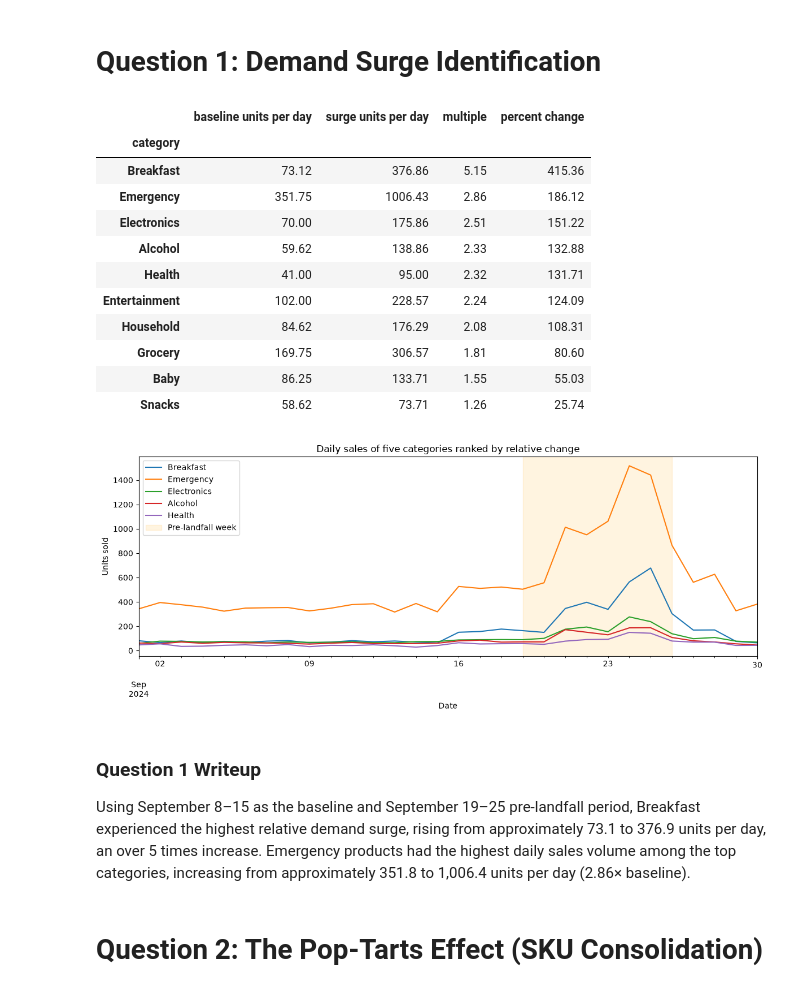
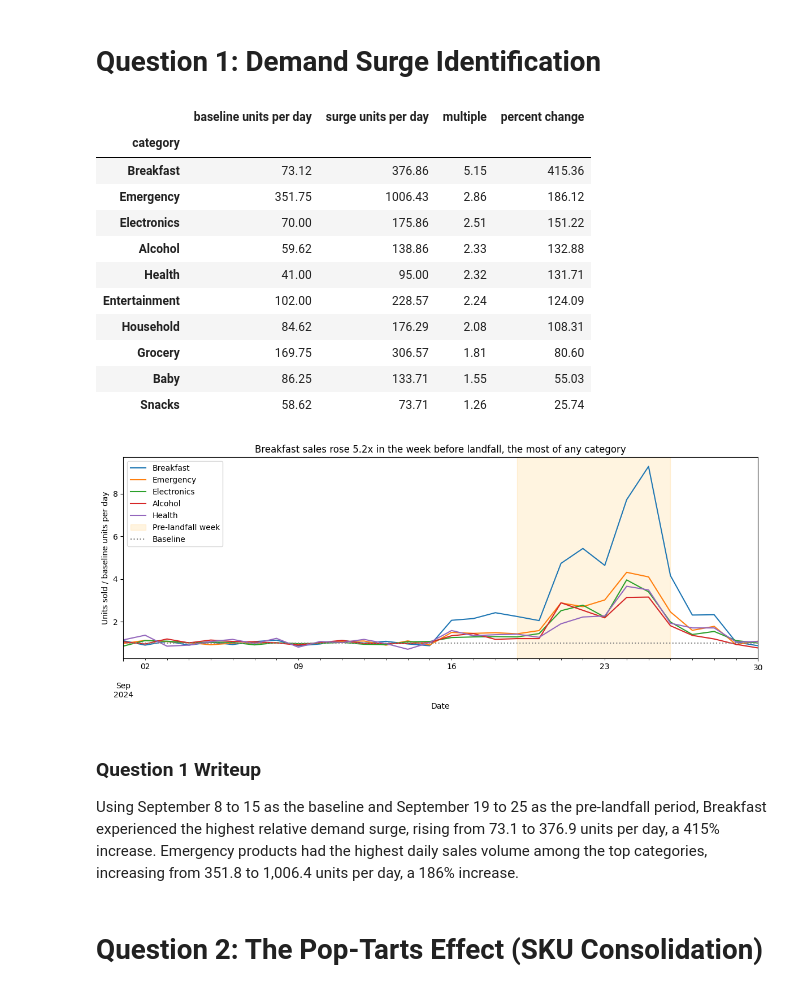
Before and after one commit to hyunderscore/walmart-hurricane-project, a Jupyter notebook: notebooks/team_notebook.ipynb, the cells around one changed output. Cells and saved outputs as stored; diff of their text form; code cells hidden in the pictures.

```diff
--- a/notebooks/team_notebook.ipynb
+++ b/notebooks/team_notebook.ipynb
@@ -365,40 +365,45 @@ q1_results = pd.DataFrame({
 
 q1_results['multiple'] = (surge / baseline.replace(0, float("nan")))
 q1_results['percent change'] = ((q1_results['multiple'] - 1) * 100)
 
 q1_results = q1_results.sort_values('multiple', ascending=False)
 
 display(q1_results.round(2))
 
 top5 = q1_results.head(5).index
+top = q1_results.index[0]
 
-ax = q1_daily[top5].loc['2024-09-01':'2024-09-30'].plot(figsize=(12, 5))
+# divide by each category's own baseline so the 5.2x is visible
+indexed = q1_daily[top5] / baseline[top5]
+
+ax = indexed.loc['2024-09-01':'2024-09-30'].plot(figsize=(12, 5))
 
 ax.axvspan(pd.Timestamp('2024-09-19'), pd.Timestamp('2024-09-26'), color='orange', alpha=0.12, label='Pre-landfall week')
+ax.axhline(1, color='gray', linestyle=':', label='Baseline')
 
-ax.set_title('Daily sales of five categories ranked by relative change')
+ax.set_title(f'{top} sales rose {q1_results.loc[top, "multiple"]:.1f}x in the week before landfall, the most of any category')
 ax.set_xlabel('Date')
-ax.set_ylabel('Units sold')
+ax.set_ylabel('Units sold / baseline units per day')
 plt.legend()
 plt.tight_layout()
 plt.show()
 # %% [output]
 |  | baseline units per day | surge units per day | multiple | percent change |
 | category |  |  |  |  |
 | Breakfast | 73.12 | 376.86 | 5.15 | 415.36 |
 | Emergency | 351.75 | 1006.43 | 2.86 | 186.12 |
 | Electronics | 70.00 | 175.86 | 2.51 | 151.22 |
 | Alcohol | 59.62 | 138.86 | 2.33 | 132.88 |
 | Health | 41.00 | 95.00 | 2.32 | 131.71 |
 | Entertainment | 102.00 | 228.57 | 2.24 | 124.09 |
 | Household | 84.62 | 176.29 | 2.08 | 108.31 |
 | Grocery | 169.75 | 306.57 | 1.81 | 80.60 |
 | Baby | 86.25 | 133.71 | 1.55 | 55.03 |
 | Snacks | 58.62 | 73.71 | 1.26 | 25.74 |
-[figure, old version]
+[figure, new version]
 # %% [markdown]
 ### Question 1 Writeup
-Using September 8–15 as the baseline and September 19–25 pre-landfall period, Breakfast experienced the highest relative demand surge, rising from approximately 73.1 to 376.9 units per day, an over 5 times increase. Emergency products had the highest daily sales volume among the top categories, increasing from approximately 351.8 to 1,006.4 units per day (2.86× baseline).
+Using September 8 to 15 as the baseline and September 19 to 25 as the pre-landfall period, Breakfast experienced the highest relative demand surge, rising from 73.1 to 376.9 units per day, a 415% increase. Emergency products had the highest daily sales volume among the top categories, increasing from 351.8 to 1,006.4 units per day, a 186% increase.
 # %% [markdown]
 # Question 2: The Pop-Tarts Effect (SKU Consolidation)
 # %%
```
Also changed, not shown: parts of 7 cells of this notebook, 1 other file.
